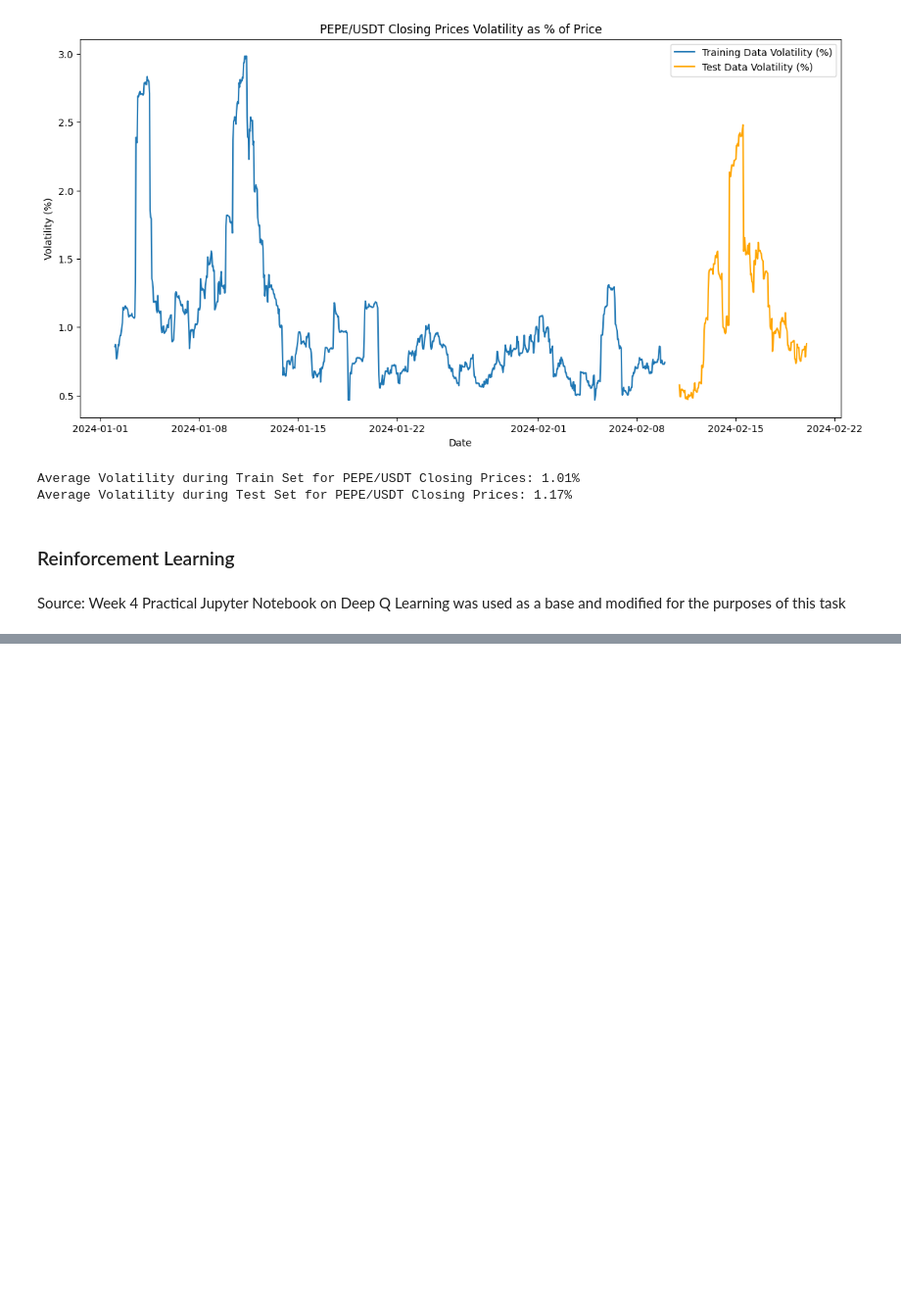
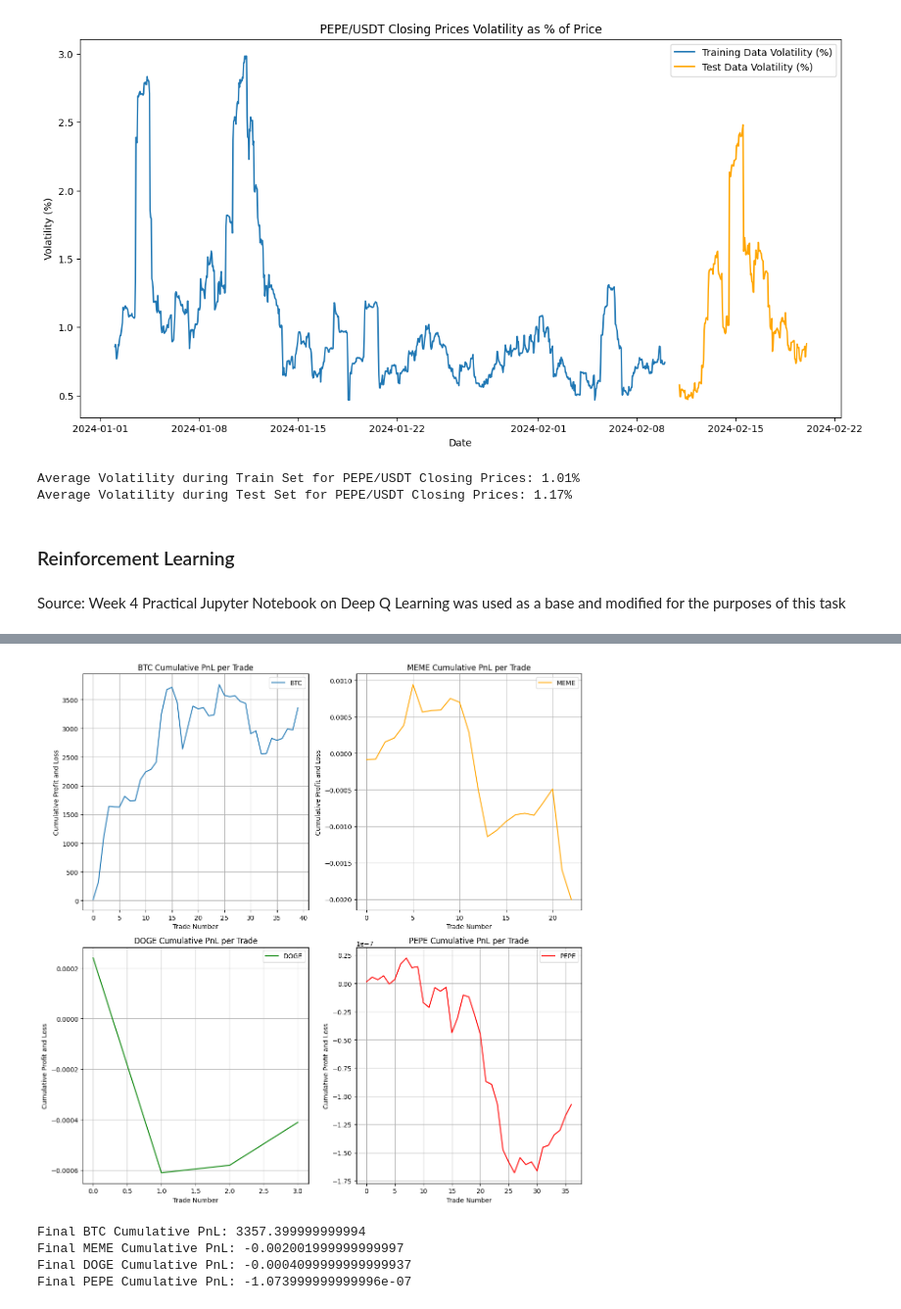
Before and after one commit to Nikitich2033/AdvML_CW_Project, a Jupyter notebook: AdvML_CW_code.ipynb, the cells around one changed output, grey strips where cells are left out. Shown at 98% size. Saved outputs shown, nothing was run; the diff lists cells and outputs as text; code cells hidden in the pictures; blank space fills up the shorter version.

```diff
--- a/AdvML_CW_code.ipynb
+++ b/AdvML_CW_code.ipynb
@@ -326,8 +326,8 @@ initial_money = 100000 # Initial amount of money.
 window_size = 5 # Lookback window
 skip = 1 # Overlap regulator.
 batch_size = 64
-iterations = 200
-checkpoint = 10
+iterations = 40
+checkpoint = 5
 
 # Initialize and train a Trader agent for BTC/USDT
 btc_agent = DQN_Trader(state_size=window_size, window_size=window_size, trend=btc_training.Close.values.tolist(), skip=skip, batch_size=batch_size)
@@ -374,17 +383,16 @@ pepe_agent.train(iterations=iterations, checkpoint=checkpoint, initial_money=100
 # %%
 # Run the test method to get the trading results and PnL
-btc_buy, btc_states_sell, btc_total_gains, btc_invest, btc_pnl = btc_agent.test(initial_money=initial_money, trend=btc_test.Close.values.tolist())
+def run_test_until_min_trades(agent, initial_money, trend, min_trades=2):
+    pnl = []
+    while len(pnl) < min_trades:
+        _, _, _, _, new_pnl = agent.test(initial_money, trend)
+        pnl.extend(new_pnl)  # Assuming new_pnl is a list of PnL values from each trade
+    return np.cumsum(pnl)
 
-meme_buy, meme_states_sell, meme_total_gains, meme_invest, meme_pnl = meme_agent.test(initial_money=20, trend=meme_test.Close.values.tolist())
-
-doge_buy, doge_states_sell, doge_total_gains, doge_invest, doge_pnl = doge_agent.test(initial_money=50, trend=doge_test.Close.values.tolist())
-
-pepe_buy, pepe_states_sell, pepe_total_gains, pepe_invest, pepe_pnl = pepe_agent.test(initial_money=100, trend=pepe_test.Close.values.tolist())
-
-btc_cumulative_pnl = np.cumsum(btc_pnl)
-meme_cumulative_pnl = np.cumsum(meme_pnl)
-doge_cumulative_pnl = np.cumsum(doge_pnl)
-pepe_cumulative_pnl = np.cumsum(pepe_pnl)
+btc_cumulative_pnl = run_test_until_min_trades(btc_agent, initial_money, btc_test.Close.values.tolist())
+meme_cumulative_pnl = run_test_until_min_trades(meme_agent, 20, meme_test.Close.values.tolist())
+doge_cumulative_pnl = run_test_until_min_trades(doge_agent, 50, doge_test.Close.values.tolist())
+pepe_cumulative_pnl = run_test_until_min_trades(pepe_agent, 100, pepe_test.Close.values.tolist())
 
 fig, axs = plt.subplots(2, 2, figsize=(12, 12))  # 2x2 plot
 
@@ -401,33 +409,39 @@ axs[0, 1].plot(meme_cumulative_pnl, label='MEME', color='orange')
 axs[0, 1].set_title('MEME Cumulative PnL per Trade')
 axs[0, 1].set_xlabel('Trade Number')
 axs[0, 1].set_ylabel('Cumulative Profit and Loss')
 axs[0, 1].legend()
 axs[0, 1].grid(True)
 
 # Plot for DOGE
 axs[1, 0].plot(doge_cumulative_pnl, label='DOGE', color='green')
 axs[1, 0].set_title('DOGE Cumulative PnL per Trade')
 axs[1, 0].set_xlabel('Trade Number')
 axs[1, 0].set_ylabel('Cumulative Profit and Loss')
 axs[1, 0].legend()
 axs[1, 0].grid(True)
 
 # Plot for PEPE
 axs[1, 1].plot(pepe_cumulative_pnl, label='PEPE', color='red')
 axs[1, 1].set_title('PEPE Cumulative PnL per Trade')
 axs[1, 1].set_xlabel('Trade Number')
 axs[1, 1].set_ylabel('Cumulative Profit and Loss')
 axs[1, 1].legend()
 axs[1, 1].grid(True)
 
 plt.tight_layout()
 plt.show()
 
 # Print the final cumulative PnL for each token
 print(f"Final BTC Cumulative PnL: {btc_cumulative_pnl[-1]}")
 print(f"Final MEME Cumulative PnL: {meme_cumulative_pnl[-1]}")
 print(f"Final DOGE Cumulative PnL: {doge_cumulative_pnl[-1]}")
 print(f"Final PEPE Cumulative PnL: {pepe_cumulative_pnl[-1]}")
+# %% [output]
+[figure, added]
+Final BTC Cumulative PnL: 3357.399999999994
+Final MEME Cumulative PnL: -0.002001999999999997
+Final DOGE Cumulative PnL: -0.0004099999999999937
+Final PEPE Cumulative PnL: -1.073999999999996e-07
 # %%
 import numpy as np
 import matplotlib.pyplot as plt
```
Also changed, not shown: parts of 8 cells of this notebook.
